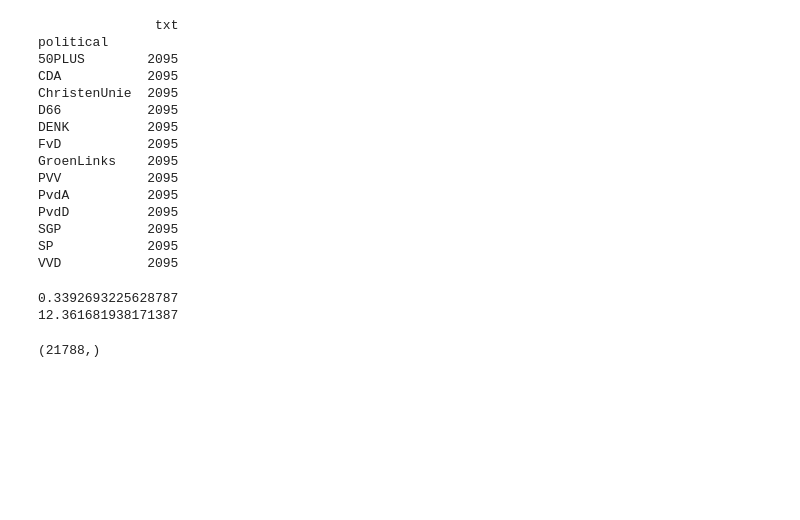
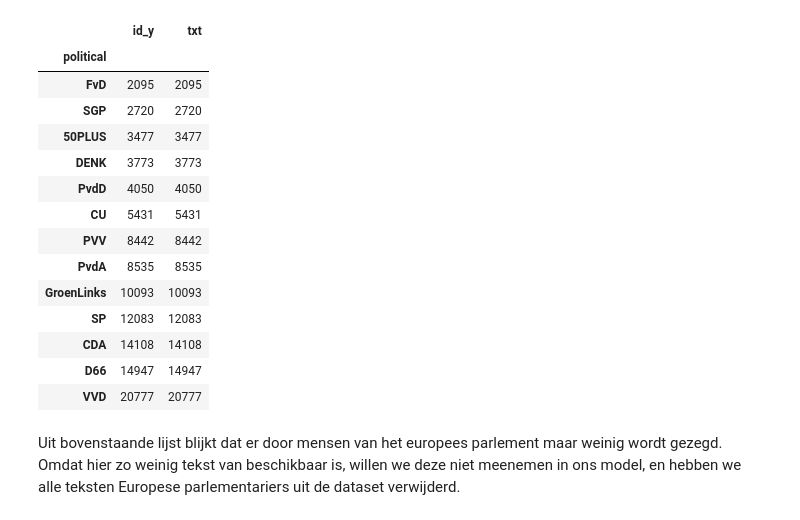
Before and after one commit to dvkeulen/TWISMachineLearning, a Jupyter notebook: Eindopdracht 1/Eindopdracht_1.ipynb, the cells around one changed output. Drawn from its saved outputs; the diff is of its cells as text; code cells hidden in the pictures; blank space fills up the shorter version.

```diff
--- a/Eindopdracht 1/Eindopdracht_1.ipynb
+++ b/Eindopdracht 1/Eindopdracht_1.ipynb
@@ -117,38 +119,0 @@ VVD            9611
-# %%
-N = np.min(merged.groupby('political').size())
-
-sample50PLUS = merged[merged['political'] == '50PLUS'].sample(n = N, random_state = 1)
-sampleCDA = merged[merged['political'] == 'CDA'].sample(n = N, random_state = 1)
-sampleCU = merged[merged['political'] == 'ChristenUnie'].sample(n = N, random_state = 1)
-sampleD66 = merged[merged['political'] == 'D66'].sample(n = N, random_state = 1)
-sampleDENK = merged[merged['political'] == 'DENK'].sample(n = N, random_state = 1)
-sampleFvD = merged[merged['political'] == 'FvD'].sample(n = N, random_state = 1)
-sampleGL = merged[merged['political'] == 'GroenLinks'].sample(n = N, random_state = 1)
-samplePVV = merged[merged['political'] == 'PVV'].sample(n = N, random_state = 1)
-samplePvdA = merged[merged['political'] == 'PvdA'].sample(n = N, random_state = 1)
-samplePvdD = merged[merged['political'] == 'PvdD'].sample(n = N, random_state = 1)
-sampleSGP = merged[merged['political'] == 'SGP'].sample(n = N, random_state = 1)
-sampleSP = merged[merged['political'] == 'SP'].sample(n = N, random_state = 1)
-sampleVVD = merged[merged['political'] == 'VVD'].sample(n = N, random_state = 1)
-
-data = pd.concat([sample50PLUS,sampleCDA,sampleCU,sampleD66,sampleDENK,sampleFvD,
-                  sampleGL,samplePVV,samplePvdA,samplePvdD,sampleSGP,sampleSP,sampleVVD])
-
-print(data.groupby('political').count())
-data['political'] = data.political.astype('category').values.codes
-# %% [output]
-               txt
-political
-50PLUS        2095
-CDA           2095
-ChristenUnie  2095
-D66           2095
-DENK          2095
-FvD           2095
-GroenLinks    2095
-PVV           2095
-PvdA          2095
-PvdD          2095
-SGP           2095
-SP            2095
-VVD           2095
@@ -170,13 +120,21 @@ X_train, X_test, Y_train, Y_test = train_test_split(X, Y, test_size=0.2, random_
-# %%
-t = time.time()
-nb_pipeline.fit(X_train,Y_train)
-predicted = nb_pipeline.predict(X_test)
-print(accuracy_score(predicted,Y_test))
-print(time.time() - t)
-# %% [output]
-0.3392693225628787
-12.361681938171387
-# %%
-X_train.shape
-# %% [output]
-(21788,)
+# %%
+# controle welke partijen er zijn met hoeveel tekst
+merged.groupby('political').count().sort_values('id_y')
+# %% [output]
+|  | id_y | txt |
+| political |  |  |
+| FvD | 2095 | 2095 |
+| SGP | 2720 | 2720 |
+| 50PLUS | 3477 | 3477 |
+| DENK | 3773 | 3773 |
+| PvdD | 4050 | 4050 |
+| CU | 5431 | 5431 |
+| PVV | 8442 | 8442 |
+| PvdA | 8535 | 8535 |
+| GroenLinks | 10093 | 10093 |
+| SP | 12083 | 12083 |
+| CDA | 14108 | 14108 |
+| D66 | 14947 | 14947 |
+| VVD | 20777 | 20777 |
+# %% [markdown]
+Uit bovenstaande lijst blijkt dat er door mensen van het europees parlement maar weinig wordt gezegd. Omdat hier zo weinig tekst van beschikbaar is, willen we deze niet meenemen in ons model, en hebben we alle teksten Europese parlementariers uit de dataset verwijderd.
```
Also changed, not shown: parts of 23 cells of this notebook, 2 other files.
